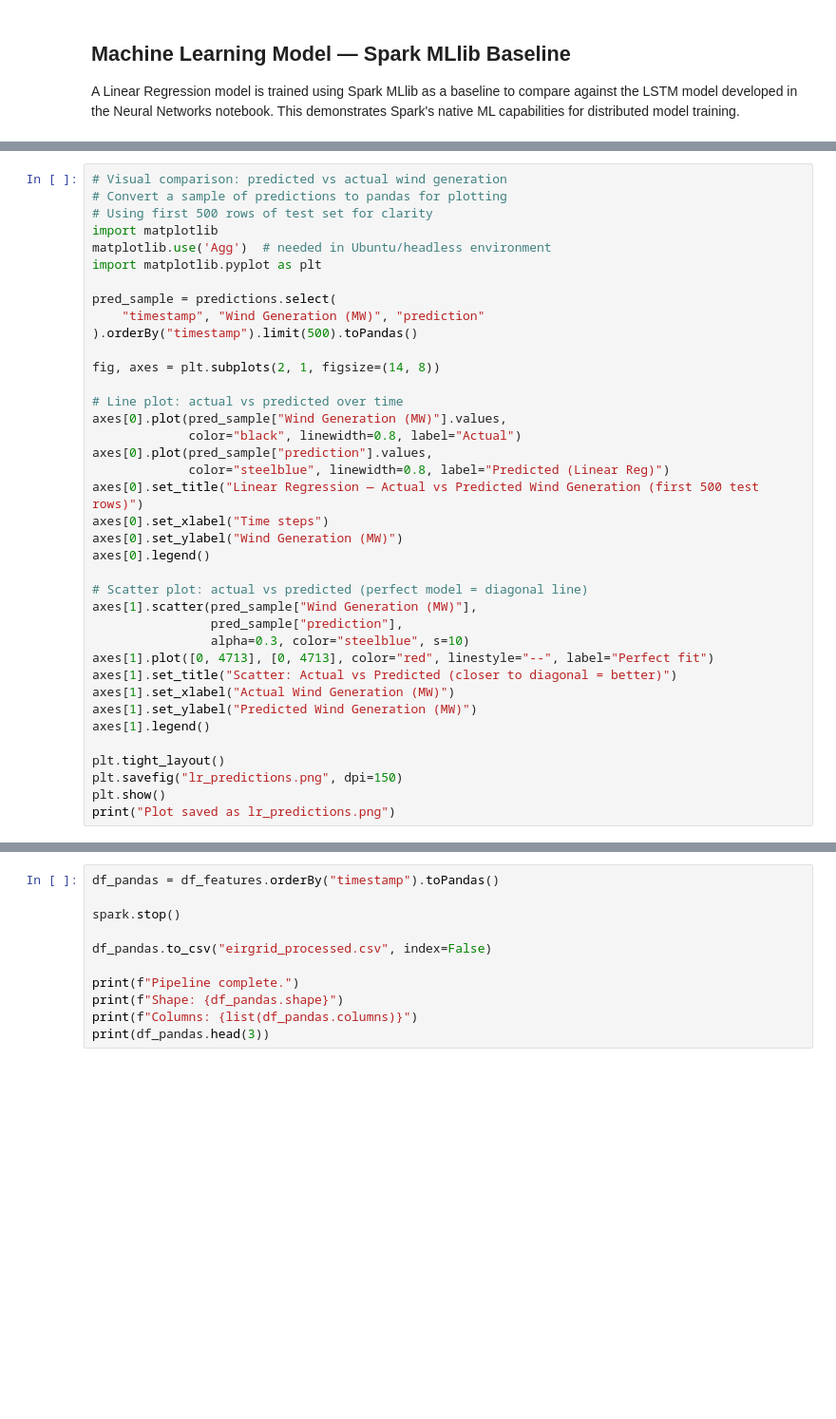
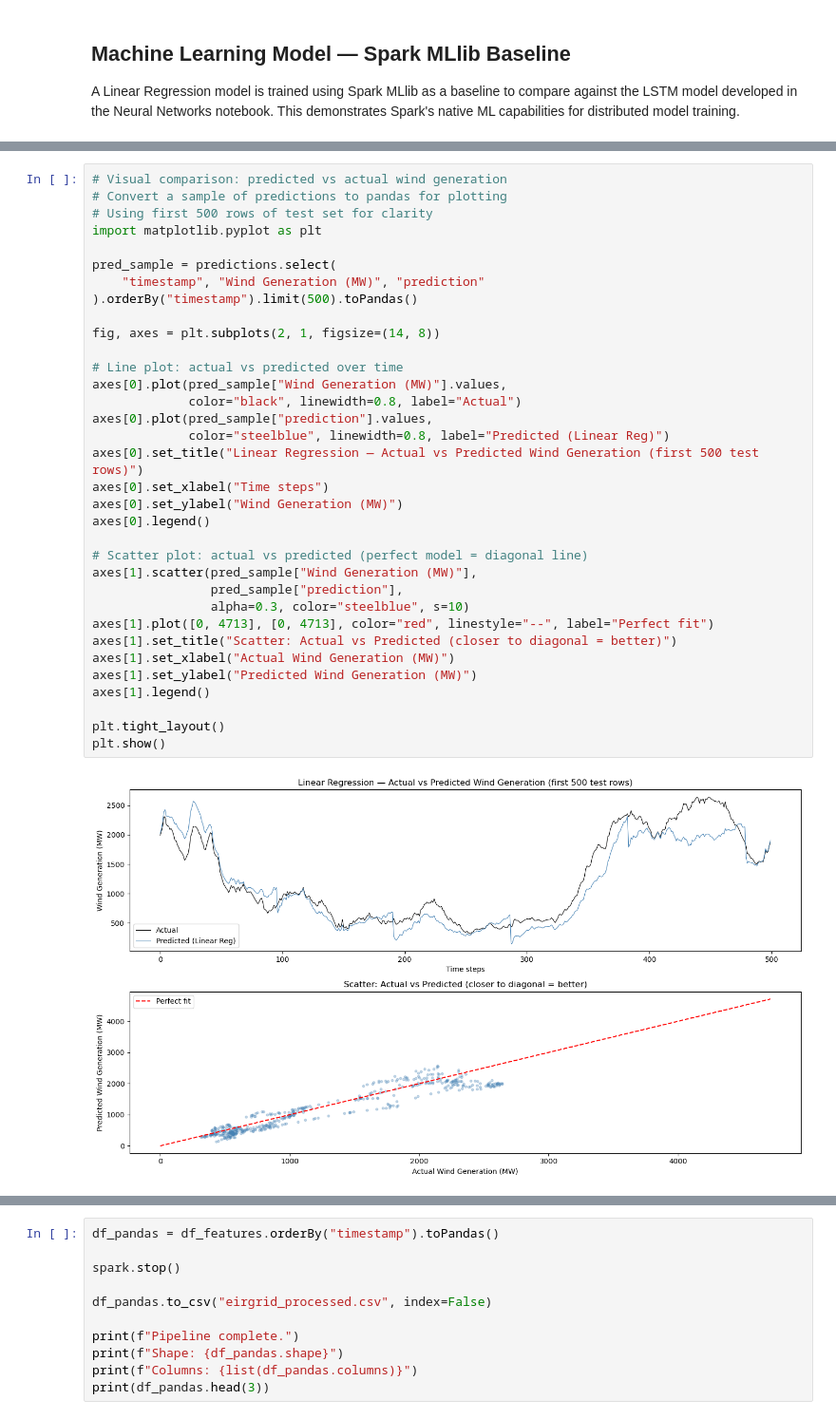
Before and after one commit to 2026004/2026004_CA1, a Jupyter notebook: 2026004_CA1_BDSP.ipynb, the cells around one changed output, grey strips where cells are left out. Shown at 95% size. Saved outputs shown, nothing was run; the diff lists cells and outputs as text; blank space fills up the shorter version.

```diff
--- a/2026004_CA1_BDSP.ipynb
+++ b/2026004_CA1_BDSP.ipynb
@@ -434,37 +405,35 @@ print(f"{'='*50}")
 # Visual comparison: predicted vs actual wind generation
 # Convert a sample of predictions to pandas for plotting
 # Using first 500 rows of test set for clarity
-import matplotlib
-matplotlib.use('Agg')  # needed in Ubuntu/headless environment
 import matplotlib.pyplot as plt
 
 pred_sample = predictions.select(
     "timestamp", "Wind Generation (MW)", "prediction"
 ).orderBy("timestamp").limit(500).toPandas()
 
 fig, axes = plt.subplots(2, 1, figsize=(14, 8))
 
 # Line plot: actual vs predicted over time
 axes[0].plot(pred_sample["Wind Generation (MW)"].values,
              color="black", linewidth=0.8, label="Actual")
 axes[0].plot(pred_sample["prediction"].values,
              color="steelblue", linewidth=0.8, label="Predicted (Linear Reg)")
 axes[0].set_title("Linear Regression — Actual vs Predicted Wind Generation (first 500 test rows)")
 axes[0].set_xlabel("Time steps")
 axes[0].set_ylabel("Wind Generation (MW)")
 axes[0].legend()
 
 # Scatter plot: actual vs predicted (perfect model = diagonal line)
 axes[1].scatter(pred_sample["Wind Generation (MW)"],
                 pred_sample["prediction"],
                 alpha=0.3, color="steelblue", s=10)
 axes[1].plot([0, 4713], [0, 4713], color="red", linestyle="--", label="Perfect fit")
 axes[1].set_title("Scatter: Actual vs Predicted (closer to diagonal = better)")
 axes[1].set_xlabel("Actual Wind Generation (MW)")
 axes[1].set_ylabel("Predicted Wind Generation (MW)")
 axes[1].legend()
 
 plt.tight_layout()
-plt.savefig("lr_predictions.png", dpi=150)
 plt.show()
-print("Plot saved as lr_predictions.png")
+# %% [output]
+[figure, added]
```
Also changed, not shown: parts of 3 cells of this notebook.
